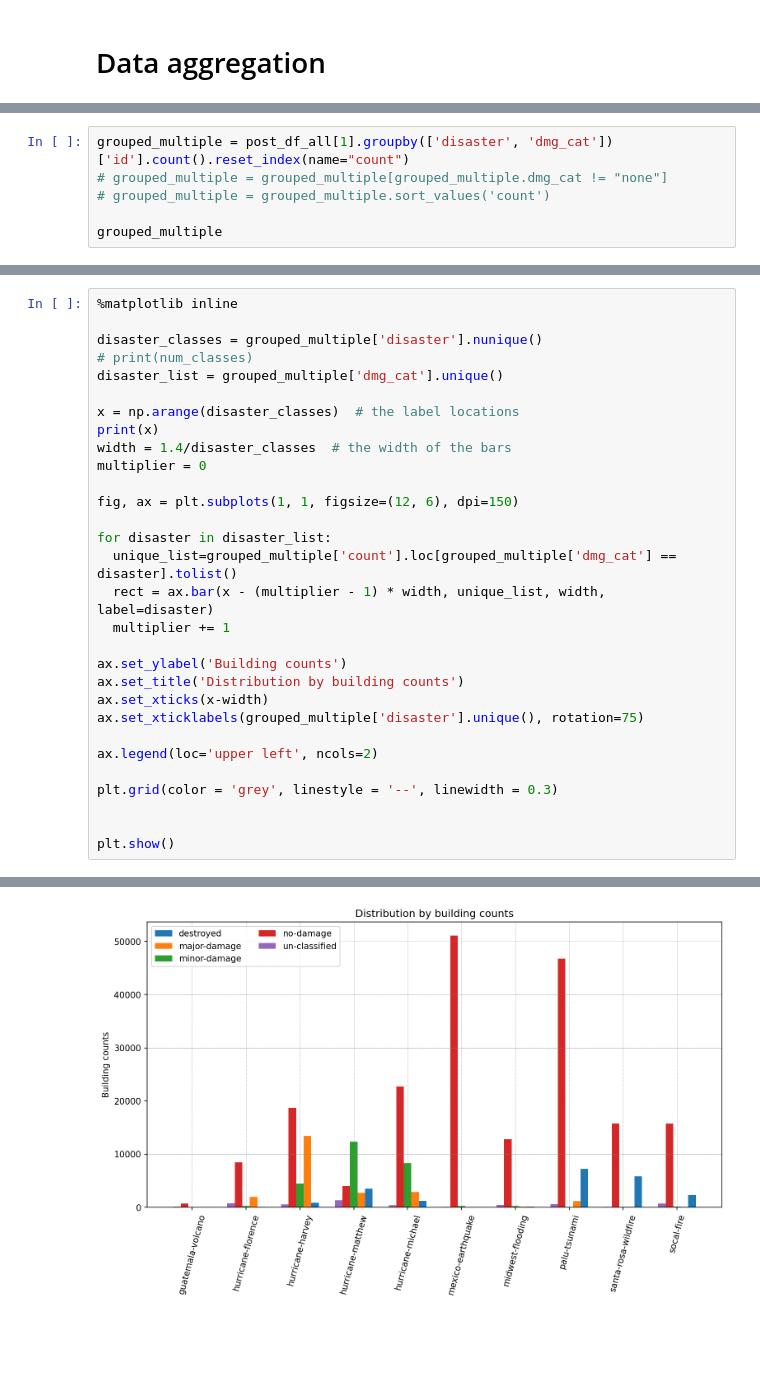
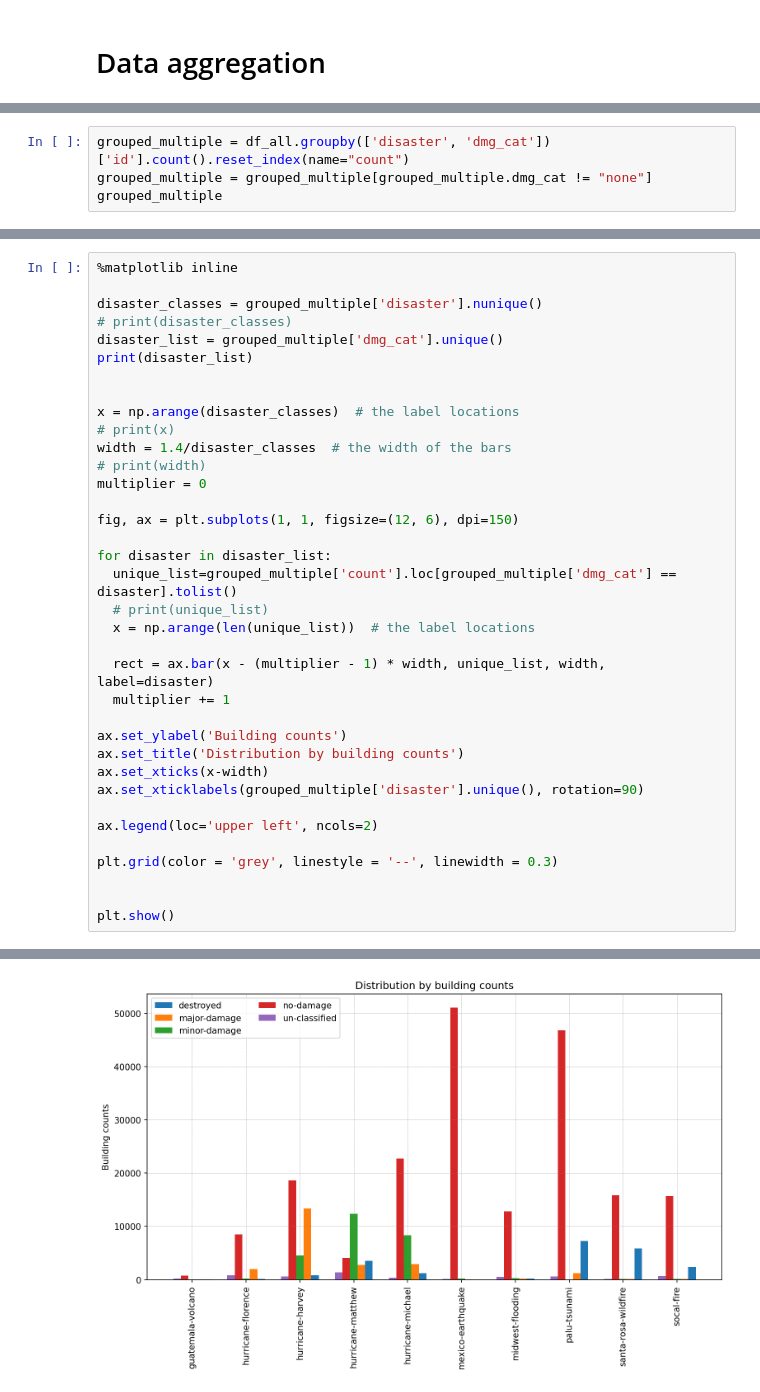
Before and after one commit to mrjakhi/SIADS-capstone-building-damage-detection-TEAM-GOONERS-, a Jupyter notebook: EDA.ipynb, the cells around one changed output, grey strips where cells are left out. Drawn from its saved outputs; the diff is of its cells as text; blank space fills up the shorter version.

```diff
--- a/EDA.ipynb
+++ b/EDA.ipynb
@@ -205,8 +204,6 @@ len(post_df_all[1])
 # %%
-grouped_multiple = post_df_all[1].groupby(['disaster', 'dmg_cat'])['id'].count().reset_index(name="count")
-# grouped_multiple = grouped_multiple[grouped_multiple.dmg_cat != "none"]
-# grouped_multiple = grouped_multiple.sort_values('count')
-
+grouped_multiple = df_all.groupby(['disaster', 'dmg_cat'])['id'].count().reset_index(name="count")
+grouped_multiple = grouped_multiple[grouped_multiple.dmg_cat != "none"]
 grouped_multiple
 # %% [output]
 |  | disaster | dmg_cat | count |
@@ -230,25 +227,31 @@ grouped_multiple
 %matplotlib inline
 
 disaster_classes = grouped_multiple['disaster'].nunique()
-# print(num_classes)
+# print(disaster_classes)
 disaster_list = grouped_multiple['dmg_cat'].unique()
+print(disaster_list)
+
 
 x = np.arange(disaster_classes)  # the label locations
-print(x)
+# print(x)
 width = 1.4/disaster_classes  # the width of the bars
+# print(width)
 multiplier = 0
 
 fig, ax = plt.subplots(1, 1, figsize=(12, 6), dpi=150)
 
 for disaster in disaster_list:
   unique_list=grouped_multiple['count'].loc[grouped_multiple['dmg_cat'] == disaster].tolist()
+  # print(unique_list)
+  x = np.arange(len(unique_list))  # the label locations
+
   rect = ax.bar(x - (multiplier - 1) * width, unique_list, width, label=disaster)
   multiplier += 1
 
 ax.set_ylabel('Building counts')
 ax.set_title('Distribution by building counts')
 ax.set_xticks(x-width)
-ax.set_xticklabels(grouped_multiple['disaster'].unique(), rotation=75)
+ax.set_xticklabels(grouped_multiple['disaster'].unique(), rotation=90)
 
 ax.legend(loc='upper left', ncols=2)
 
@@ -261 +264 @@ plt.show()
-[figure, old version]
+[figure, new version]
```
Also changed, not shown: parts of 22 cells of this notebook.
